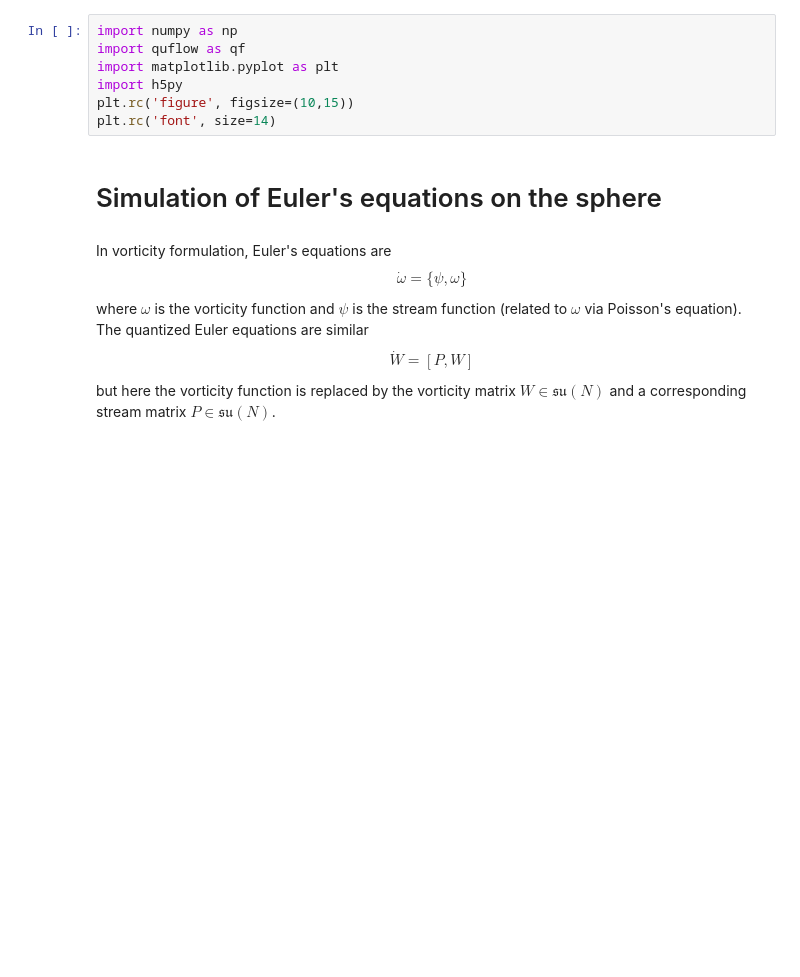
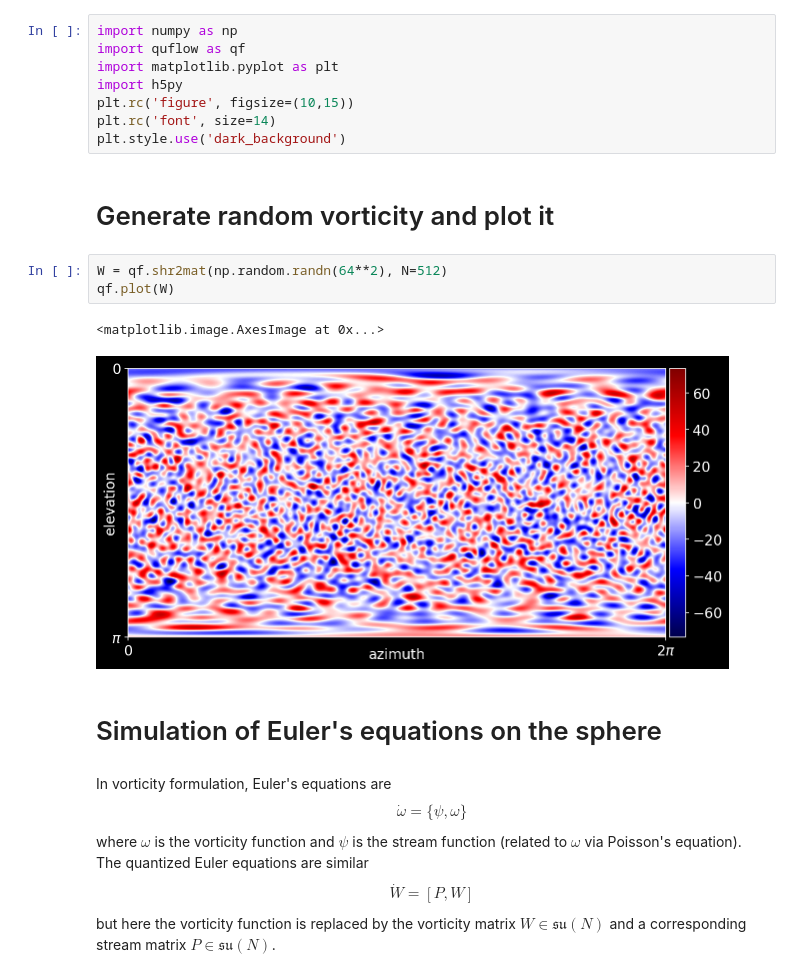
Before and after one commit to klasmodin/quflow, a Jupyter notebook: notebooks/basic-example.ipynb, the cells around one changed output. Drawn from its saved outputs; the diff is of its cells as text; blank space fills up the shorter version.

```diff
--- a/notebooks/basic-example.ipynb
+++ b/notebooks/basic-example.ipynb
@@ -5,6 +5,15 @@ import matplotlib.pyplot as plt
 import h5py
 plt.rc('figure', figsize=(10,15))
 plt.rc('font', size=14)
+plt.style.use('dark_background')
+# %% [markdown]
+# Generate random vorticity and plot it
+# %%
+W = qf.shr2mat(np.random.randn(64**2), N=512)
+qf.plot(W)
+# %% [output]
+<matplotlib.image.AxesImage at 0x...>
+[figure, added]
 # %% [markdown]
 # Simulation of Euler's equations on the sphere
 # %% [markdown]
```
Also changed, not shown: parts of 11 cells of this notebook, 2 other files.
